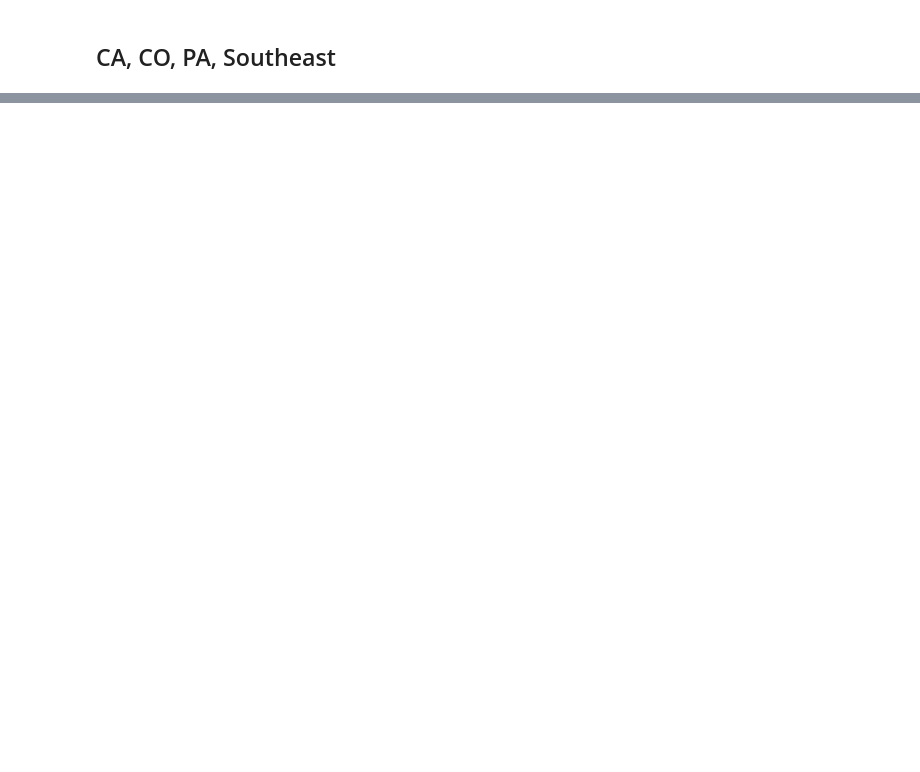
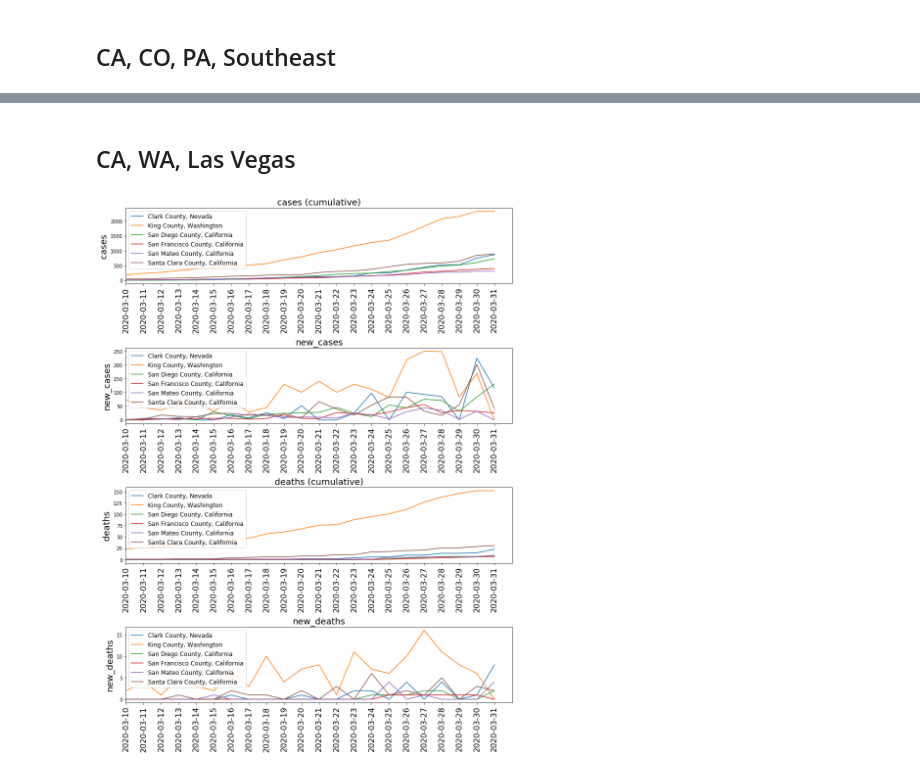
Before and after one commit to benslack19/covid_cases_by_county, a Jupyter notebook: covid_by_county.ipynb, the cells around one changed output, grey strips where cells are left out. Saved outputs shown, nothing was run; the diff lists cells and outputs as text; code cells hidden in the pictures; blank space fills up the shorter version.

```diff
--- a/covid_by_county.ipynb
+++ b/covid_by_county.ipynb
@@ -226 +242,16 @@ plot_all_categories_for_county(states, counties, "2020-03-10")
 [interactive output not drawn]
+# %% [markdown]
+## CA, WA, Las Vegas
+# %%
+states = ["Nevada", "California", "Washington"]
+counties = [
+    "Clark County, Nevada",
+    "King County, Washington",
+    "San Francisco County, California",
+    "San Mateo County, California",
+    "Santa Clara County, California",
+    "San Diego County, California",
+]
+plot_all_categories_for_county(states, counties, "2020-03-10")
+# %% [output]
+[figure, added]
```
Also changed, not shown: parts of 9 cells of this notebook.
